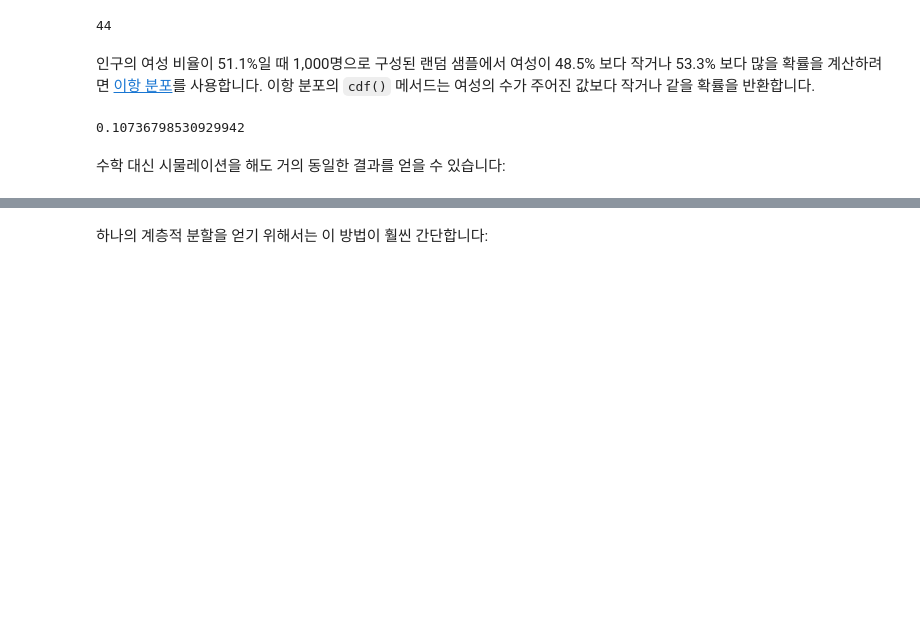
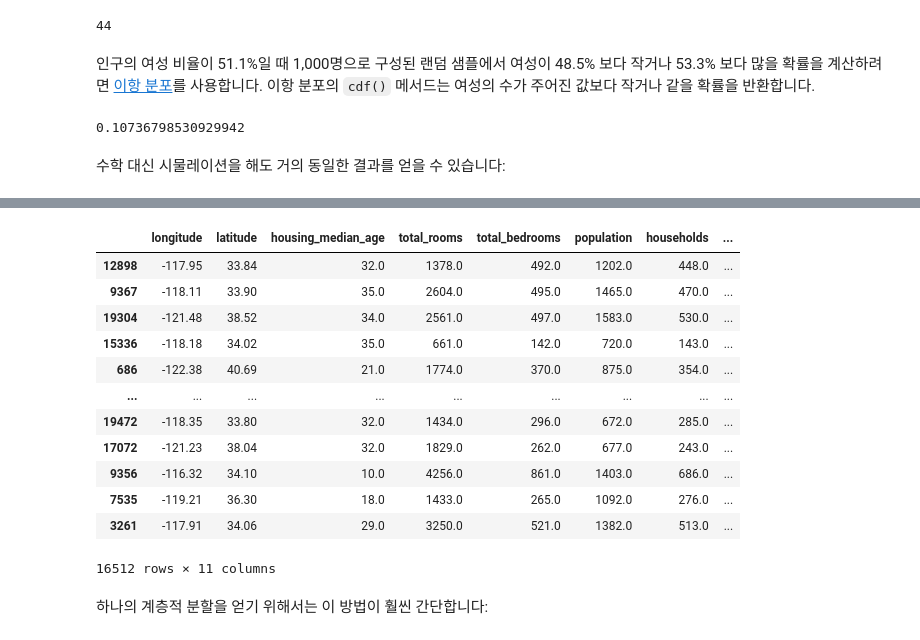
Before and after one commit to JaeHong-Jang/Machine-Learning, a Jupyter notebook: 02_end_to_end_machine_learning_project.ipynb, the cells around one changed output, grey strips where cells are left out. Drawn from its saved outputs; the diff is of its cells as text; code cells hidden in the pictures; blank space fills up the shorter version.

```diff
--- a/02_end_to_end_machine_learning_project.ipynb
+++ b/02_end_to_end_machine_learning_project.ipynb
@@ -259,7 +269,23 @@ for train_index, test_index in splitter.split(housing, housing["income_cat"]):
     strat_test_set_n = housing.iloc[test_index]
     strat_splits.append([strat_train_set_n, strat_test_set_n])
 # %%
-strat_train_set, strat_test_set = strat_splits[0]
+strat_train_set, strat_test_set = strat_splits[1]
+# %%
+strat_train_set
+# %% [output]
+|  | longitude | latitude | housing_median_age | total_rooms | total_bedrooms | population | households | ... |
+| 12898 | -117.95 | 33.84 | 32.0 | 1378.0 | 492.0 | 1202.0 | 448.0 | ... |
+| 9367 | -118.11 | 33.90 | 35.0 | 2604.0 | 495.0 | 1465.0 | 470.0 | ... |
+| 19304 | -121.48 | 38.52 | 34.0 | 2561.0 | 497.0 | 1583.0 | 530.0 | ... |
+| 15336 | -118.18 | 34.02 | 35.0 | 661.0 | 142.0 | 720.0 | 143.0 | ... |
+| 686 | -122.38 | 40.69 | 21.0 | 1774.0 | 370.0 | 875.0 | 354.0 | ... |
+| ... | ... | ... | ... | ... | ... | ... | ... | ... |
+| 19472 | -118.35 | 33.80 | 32.0 | 1434.0 | 296.0 | 672.0 | 285.0 | ... |
+| 17072 | -121.23 | 38.04 | 32.0 | 1829.0 | 262.0 | 677.0 | 243.0 | ... |
+| 9356 | -116.32 | 34.10 | 10.0 | 4256.0 | 861.0 | 1403.0 | 686.0 | ... |
+| 7535 | -119.21 | 36.30 | 18.0 | 1433.0 | 265.0 | 1092.0 | 276.0 | ... |
+| 3261 | -117.91 | 34.06 | 29.0 | 3250.0 | 521.0 | 1382.0 | 513.0 | ... |
+16512 rows × 11 columns
 # %% [markdown]
 하나의 계층적 분할을 얻기 위해서는 이 방법이 훨씬 간단합니다:
 # %%
```
Also changed, not shown: parts of 12 cells of this notebook.
